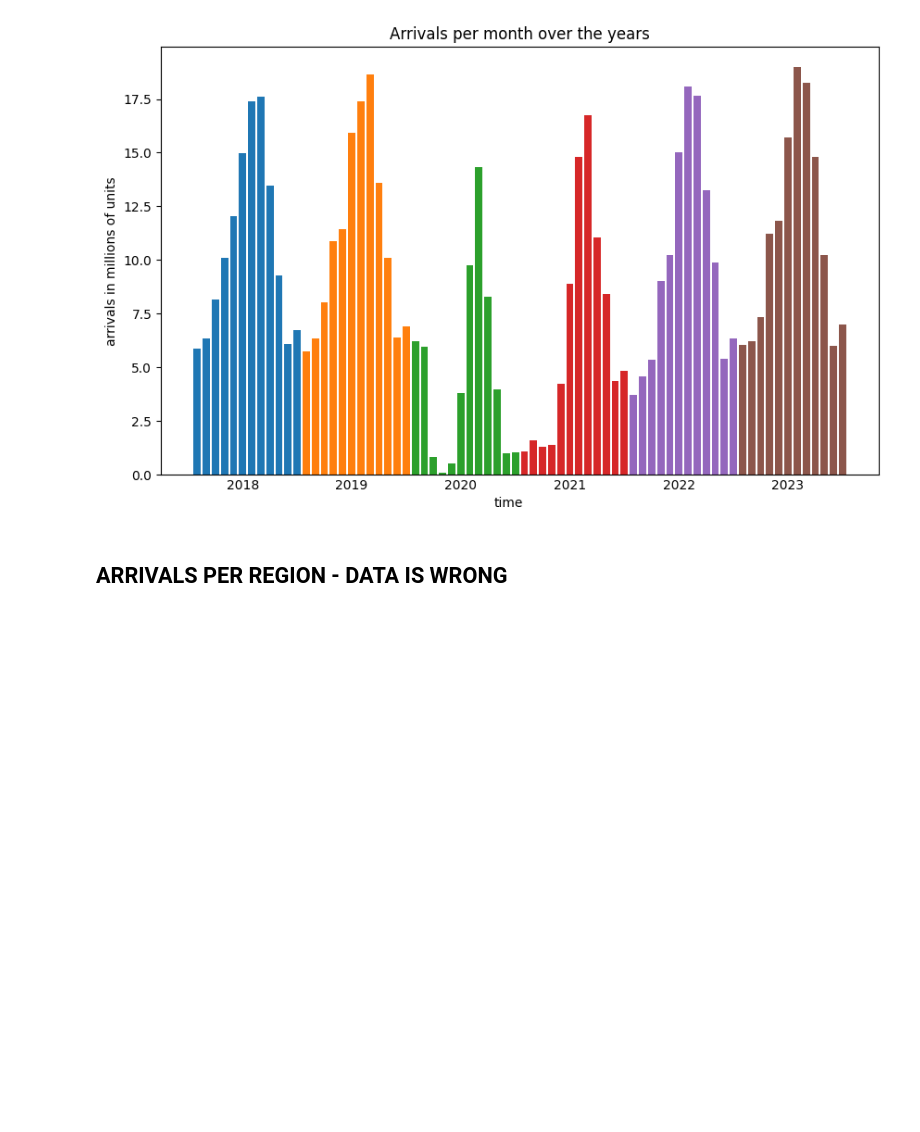
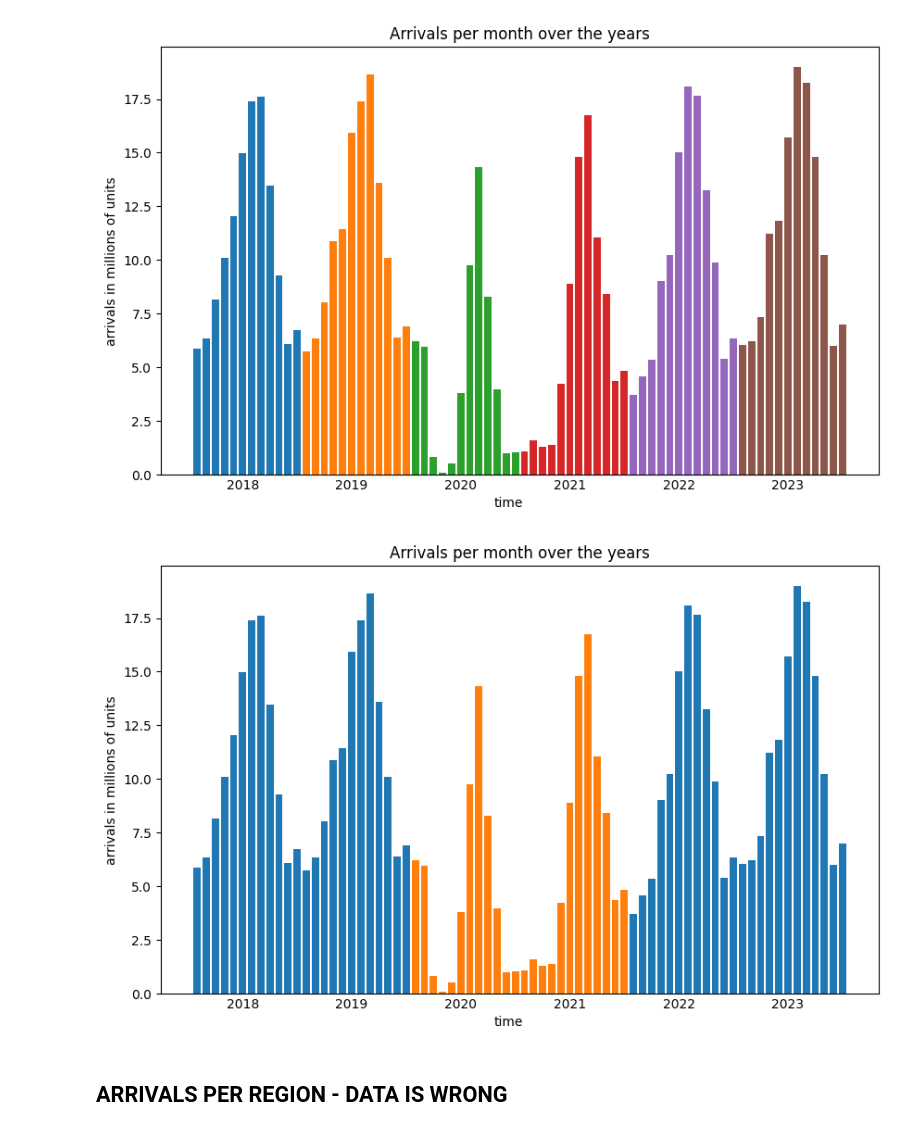
Before and after one commit to T0ls/data-Visualization, a Jupyter notebook: code/index.ipynb, the cells around one changed output. Drawn from its saved outputs; the diff is of its cells as text; code cells hidden in the pictures; blank space fills up the shorter version.

Commit message:
feat: new graph

```diff
--- a/code/index.ipynb
+++ b/code/index.ipynb
@@ -824,6 +824,24 @@ plt.grid(True, axis='x', linestyle=':')
 plt.show()
 # %% [output]
 [figure]
+# %%
+plt.figure(figsize=(10, 6))
+
+for year in years:
+  plt.text(f'{year}-06', -0.2, year, ha='center', va='top', fontsize=10)
+  year_data = arrivals.loc[arrivals.index.str.startswith(year)]
+  color = 'C1' if year in ['2020', '2021'] else 'C0'
+  plt.bar(year_data.index, year_data['OBS_VALUE'], color=color)
+
+plt.xticks([])
+
+plt.figtext(0.5, 0.07, "time", ha='center', va='top', fontsize=10)
+plt.ylabel("arrivals in millions of units")
+plt.title("Arrivals per month over the years")
+plt.grid(True, axis='x', linestyle=':')
+plt.show()
+# %% [output]
+[figure, added]
 # %% [markdown]
 ## ARRIVALS PER REGION - DATA IS WRONG
 # %%
```
